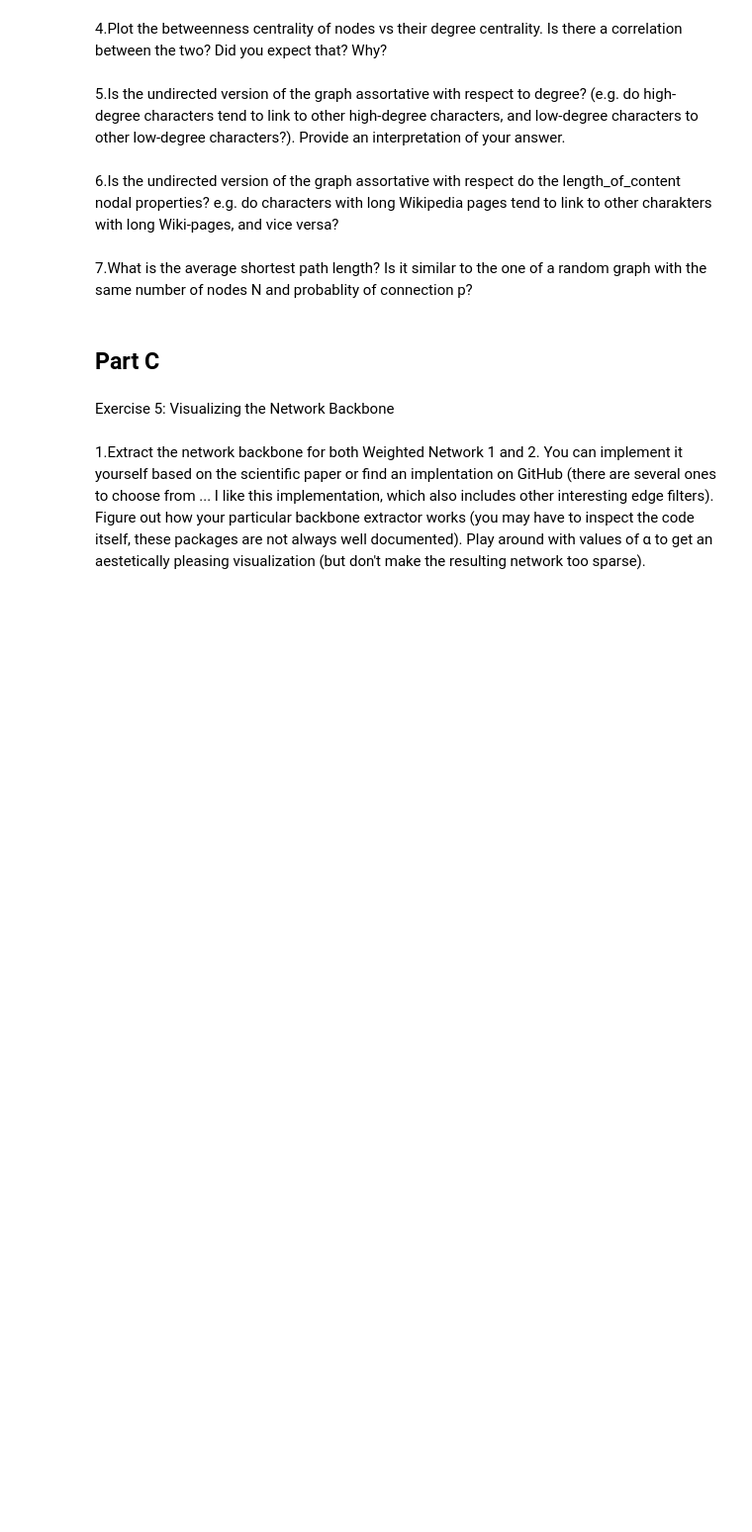
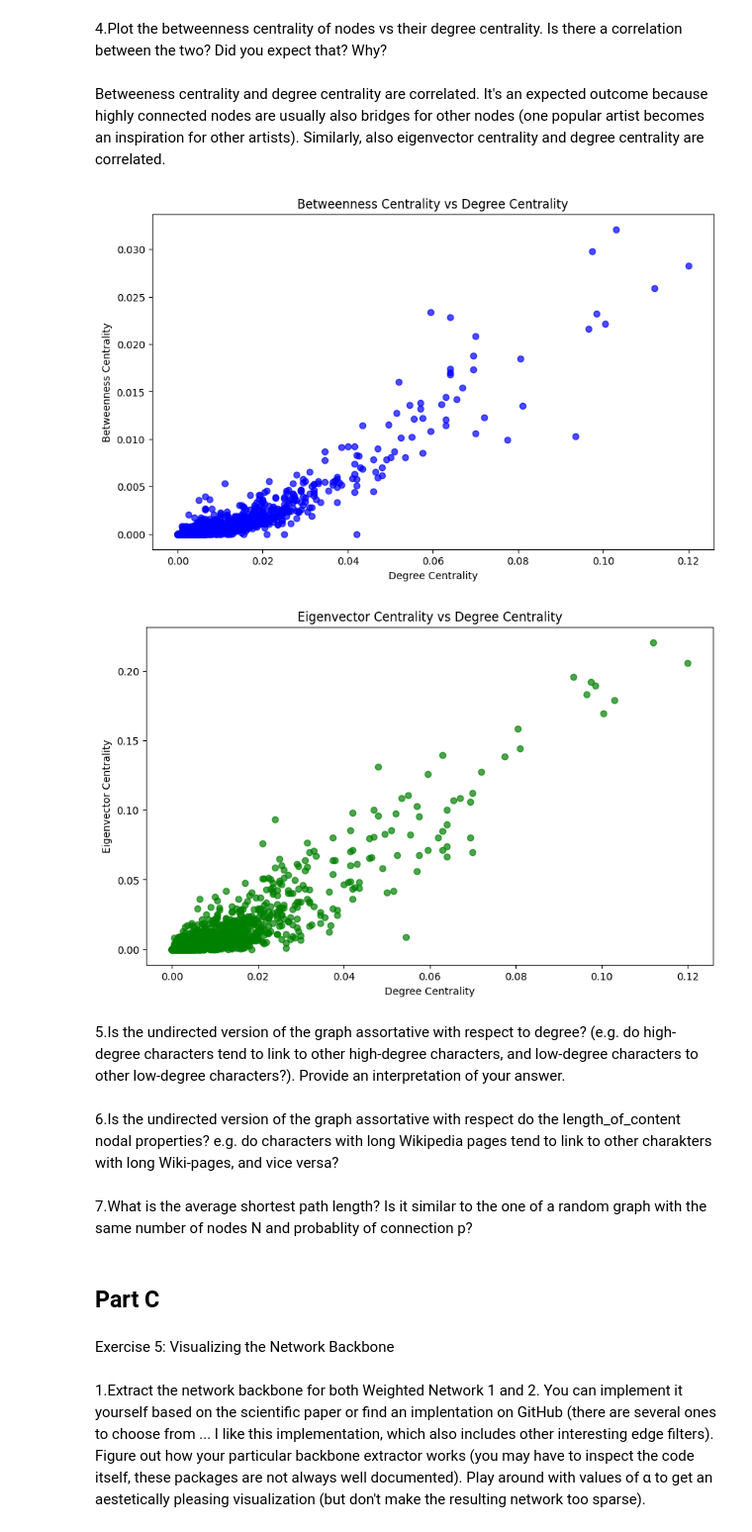
Before and after one commit to AleksandarLukic96/02805_Social_Graphs_and_Interactions, a Jupyter notebook: Exercise_solutions/Week_5.ipynb, the cells around one changed output. Shown at 99% size. Drawn from its saved outputs; the diff is of its cells as text; code cells hidden in the pictures; blank space fills up the shorter version.

```diff
--- a/Exercise_solutions/Week_5.ipynb
+++ b/Exercise_solutions/Week_5.ipynb
@@ -477,2 +570,11 @@ The relationship between out/in-degree and length of content is weak (pearson co
+# %%
+# load graph object from file and make it directional graph
+file_path_dir = os.path.join(folder_path, "country_musicians_directed.gexf")
+GD = nx.read_gexf(file_path_dir)
+
+# Create file path
+file_path = os.path.join(folder_path, "country_musicians.gexf")
+# load graph object from file
+G = nx.read_gexf(file_path)
 # %% [markdown]
 3.Find the 5 most central characters according to eigenvector centrality. Calculate centrality corresponding to both in- and out-edges (see NetworkX documentation for details).
@@ -479,5 +587,34 @@ The relationship between out/in-degree and length of content is weak (pearson co
 # %% [markdown]
 4.Plot the betweenness centrality of nodes vs their degree centrality. Is there a correlation between the two? Did you expect that? Why?
+# %% [markdown]
+Betweeness centrality and degree centrality are correlated. It's an expected outcome because highly connected nodes are usually also bridges for other nodes (one popular artist becomes an inspiration for other artists). Similarly, also eigenvector centrality and degree centrality are correlated.
+# %%
+degree_centrality = nx.degree_centrality(GD)
+betweenness_centrality = nx.betweenness_centrality(GD)
+eigenvector_centrality = nx.eigenvector_centrality(GD)
+
+degree_values = list(degree_centrality.values())
+betweenness_values = list(betweenness_centrality.values())
+eigenvector_values = list(eigenvector_centrality.values())
+
+# Plot betweenness centrality vs. degree centrality
+plt.figure(figsize=(10, 6))
+plt.scatter(degree_values, betweenness_values, alpha=0.7, color='blue')
+plt.xlabel("Degree Centrality")
+plt.ylabel("Betweenness Centrality")
+plt.title("Betweenness Centrality vs Degree Centrality")
+plt.show()
+
+# Plot eigenvector centrality vs. degree centrality
+plt.figure(figsize=(10, 6))
+plt.scatter(degree_values, eigenvector_values, alpha=0.7, color='green')
+plt.xlabel("Degree Centrality")
+plt.ylabel("Eigenvector Centrality")
+plt.title("Eigenvector Centrality vs Degree Centrality")
+plt.show()
+# %% [output]
+[figure, added]
+[figure, added]
 # %% [markdown]
 5.Is the undirected version of the graph assortative with respect to degree? (e.g. do high-degree characters tend to link to other high-degree characters, and low-degree characters to other low-degree characters?). Provide an interpretation of your answer.
 # %% [markdown]
```
Also changed, not shown: parts of 6 cells of this notebook.
